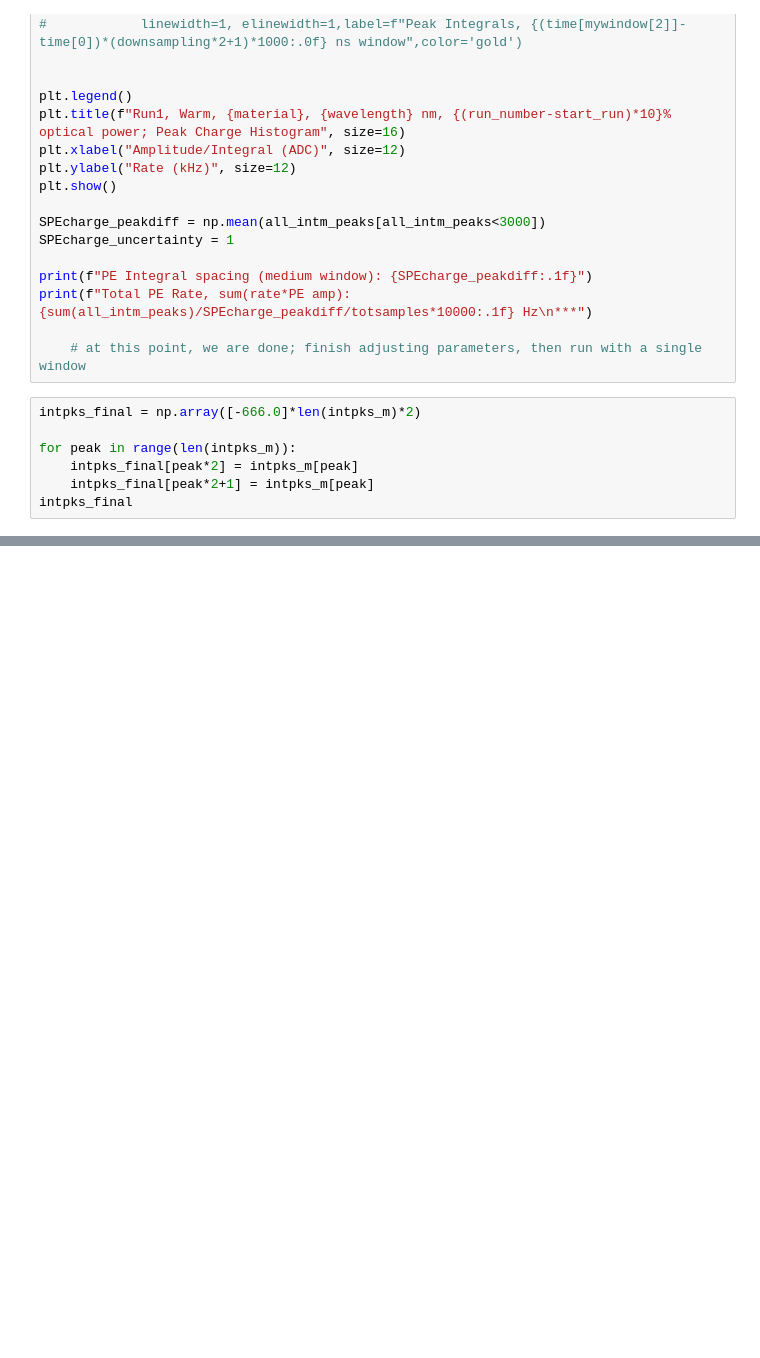
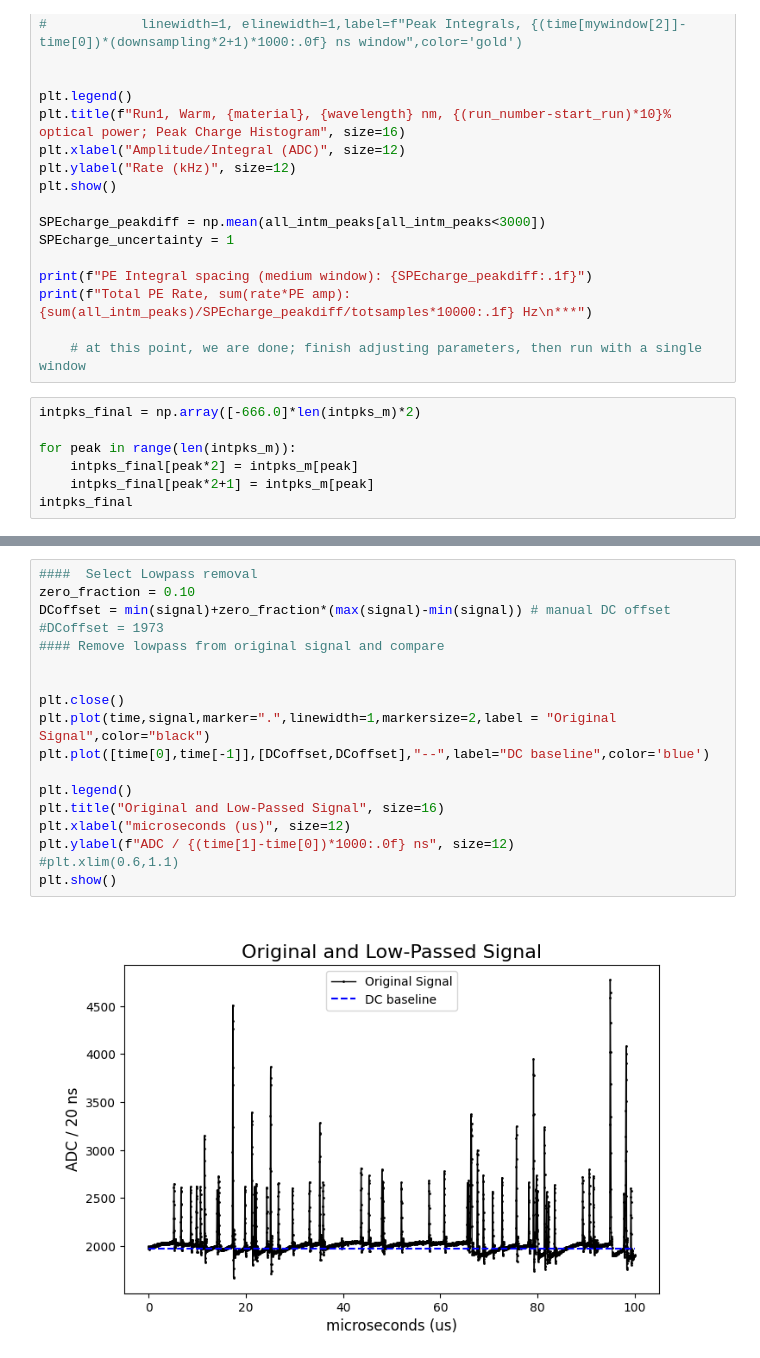
Before and after one commit to peckalec/dm-lab, a Jupyter notebook: REFLECT/SiPM_Analysis.ipynb, the cells around one changed output, grey strips where cells are left out. Cells and saved outputs as stored; diff of their text form; blank space fills up the shorter version.

```diff
--- a/REFLECT/SiPM_Analysis.ipynb
+++ b/REFLECT/SiPM_Analysis.ipynb
@@ -3020,0 +3171,20 @@ intpks_final
+# %%
+####  Select Lowpass removal
+zero_fraction = 0.10
+DCoffset = min(signal)+zero_fraction*(max(signal)-min(signal)) # manual DC offset
+#DCoffset = 1973
+#### Remove lowpass from original signal and compare
+
+
+plt.close()
+plt.plot(time,signal,marker=".",linewidth=1,markersize=2,label = "Original Signal",color="black")
+plt.plot([time[0],time[-1]],[DCoffset,DCoffset],"--",label="DC baseline",color='blue')
+
+plt.legend()
+plt.title("Original and Low-Passed Signal", size=16)
+plt.xlabel("microseconds (us)", size=12)
+plt.ylabel(f"ADC / {(time[1]-time[0])*1000:.0f} ns", size=12)
+#plt.xlim(0.6,1.1)
+plt.show()
+# %% [output]
+[figure, added]
```
Also changed, not shown: parts of 16 cells of this notebook.
